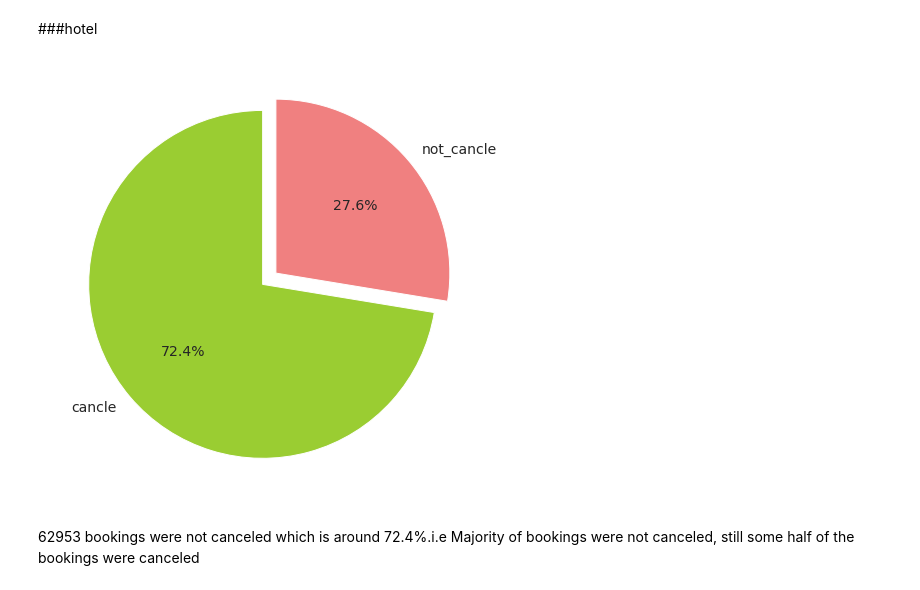
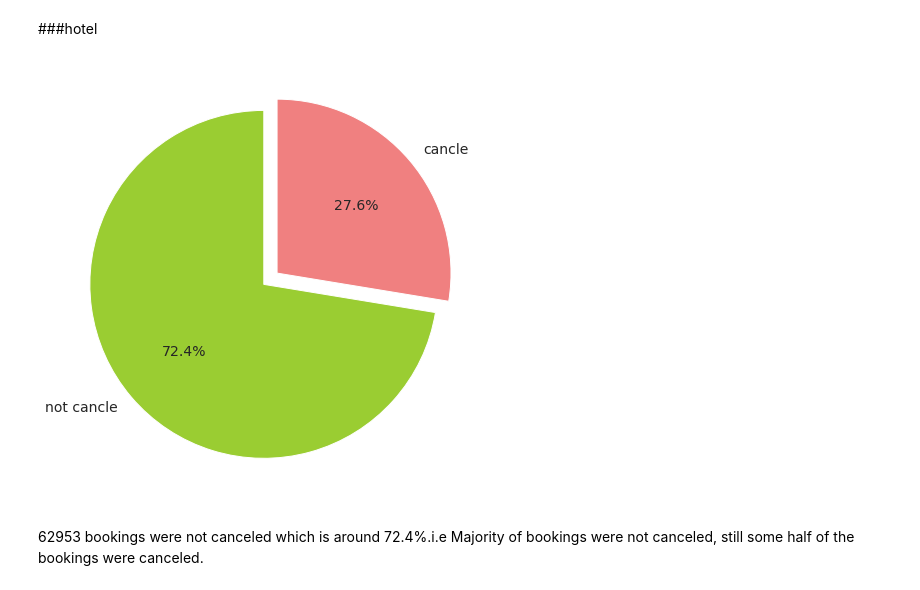
Before and after one commit to dhrisandamedhi/Hotel_booking, a Jupyter notebook: hotel_booking.ipynb, the cells around one changed output. Cells and saved outputs as stored; diff of their text form; code cells hidden in the pictures.

Commit message:
visualization part

```diff
--- a/hotel_booking.ipynb
+++ b/hotel_booking.ipynb
@@ -334,22 +358,22 @@ We can see 72% visitors checked out and 26% bookings were canceled
 # %%
 # Enlarging the pie chart
 plt.rcParams['figure.figsize'] = 8,8
 
 # Indexing labels. tolist() will convert the index to list for easy manipulation
-labels = ['cancle','not_cancle']
+labels = ['not cancle','cancle']
 
 # Convert value counts to list
 sizes = hotel['is_canceled'].value_counts().tolist()
 
 # As the name suggest, explode will determine how much each section is separated from each other
 explode = (0, 0.1)
 
 # Determine colour of pie chart
 colors = ['yellowgreen', 'lightcoral']
 
 plt.pie(sizes, explode=explode, labels=labels, colors=colors, autopct='%1.1f%%',startangle=90, textprops={'fontsize': 14})
 plt.show()
 # %% [output]
-[figure, old version]
+[figure, new version]
 # %% [markdown]
-62953 bookings were not canceled which is around 72.4%.i.e Majority of bookings were not canceled, still some half of the bookings were canceled
+62953 bookings were not canceled which is around 72.4%.i.e Majority of bookings were not canceled, still some half of the bookings were canceled.
```
Also changed, not shown: parts of 24 cells of this notebook.
